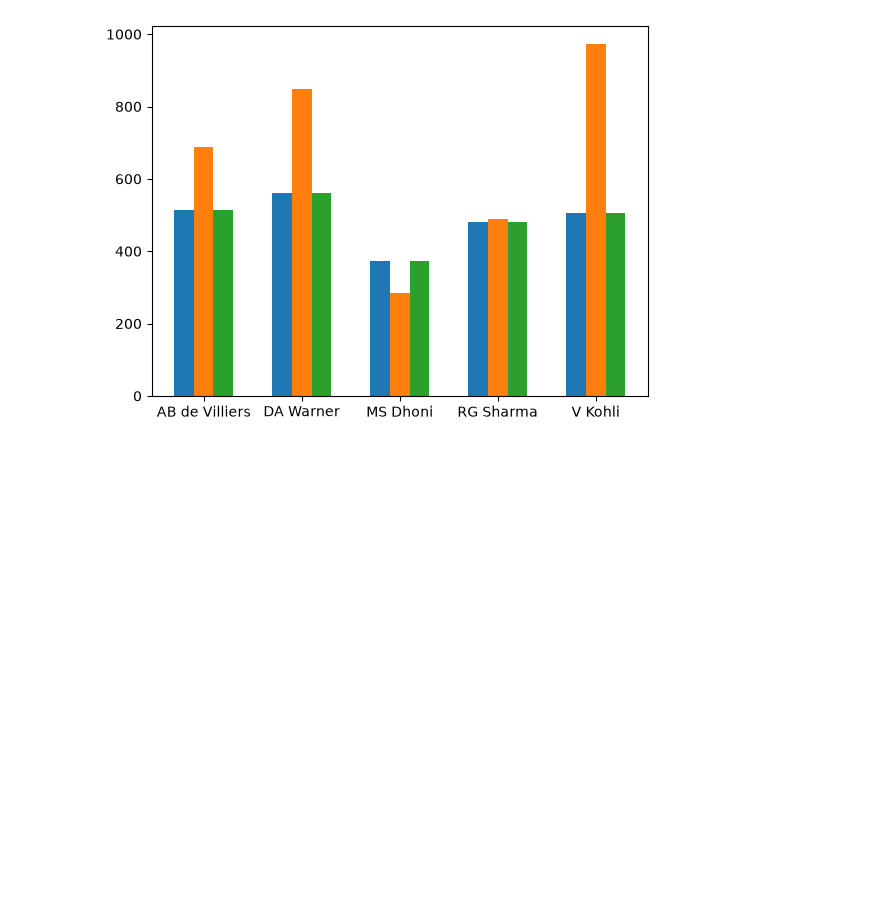
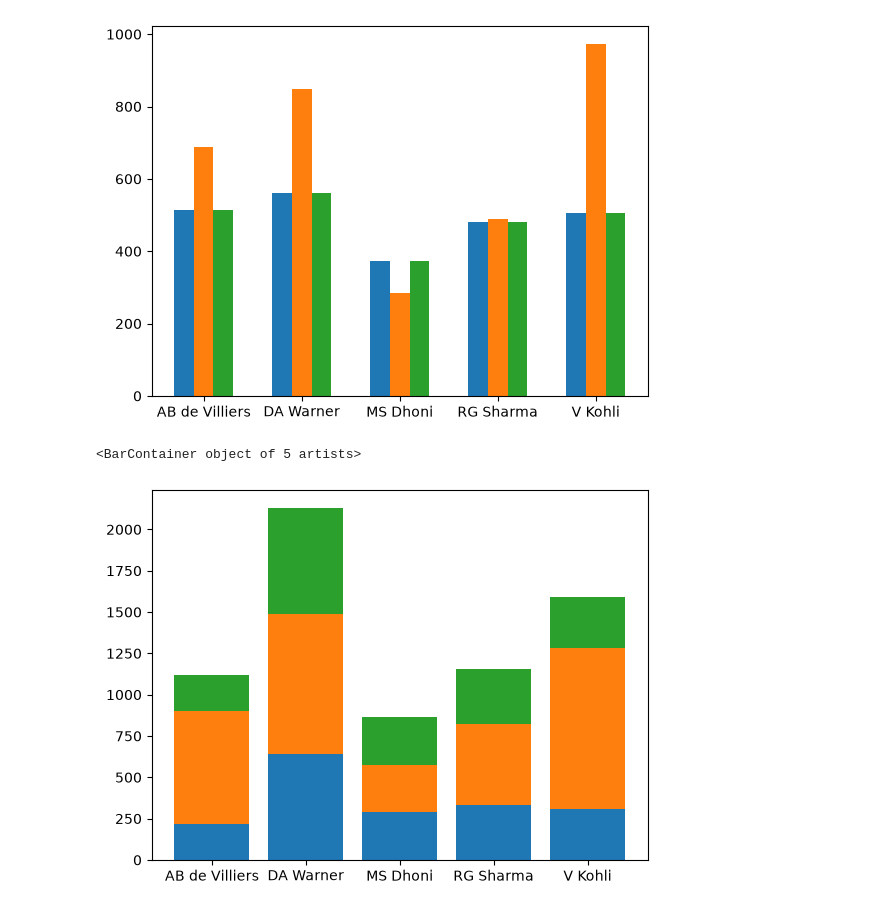
Before and after one commit to Rishit1769/Matplotlib, a Jupyter notebook: BarChart.ipynb, the cells around one changed output. Saved outputs shown, nothing was run; the diff lists cells and outputs as text; code cells hidden in the pictures; blank space fills up the shorter version.

```diff
--- a/BarChart.ipynb
+++ b/BarChart.ipynb
@@ -47,3 +47,10 @@ plt.xticks(np.arange(df.shape[0]),df['batsman'])
   Text(3, 0, 'RG Sharma'),
   Text(4, 0, 'V Kohli')])
 [figure]
+# %%
+plt.bar(df['batsman'],df['2017'])
+plt.bar(df['batsman'],df['2016'],bottom=df['2017'])
+plt.bar(df['batsman'],df['2017'],bottom=(df['2016']+df['2017']))
+# %% [output]
+<BarContainer object of 5 artists>
+[figure, added]
```
